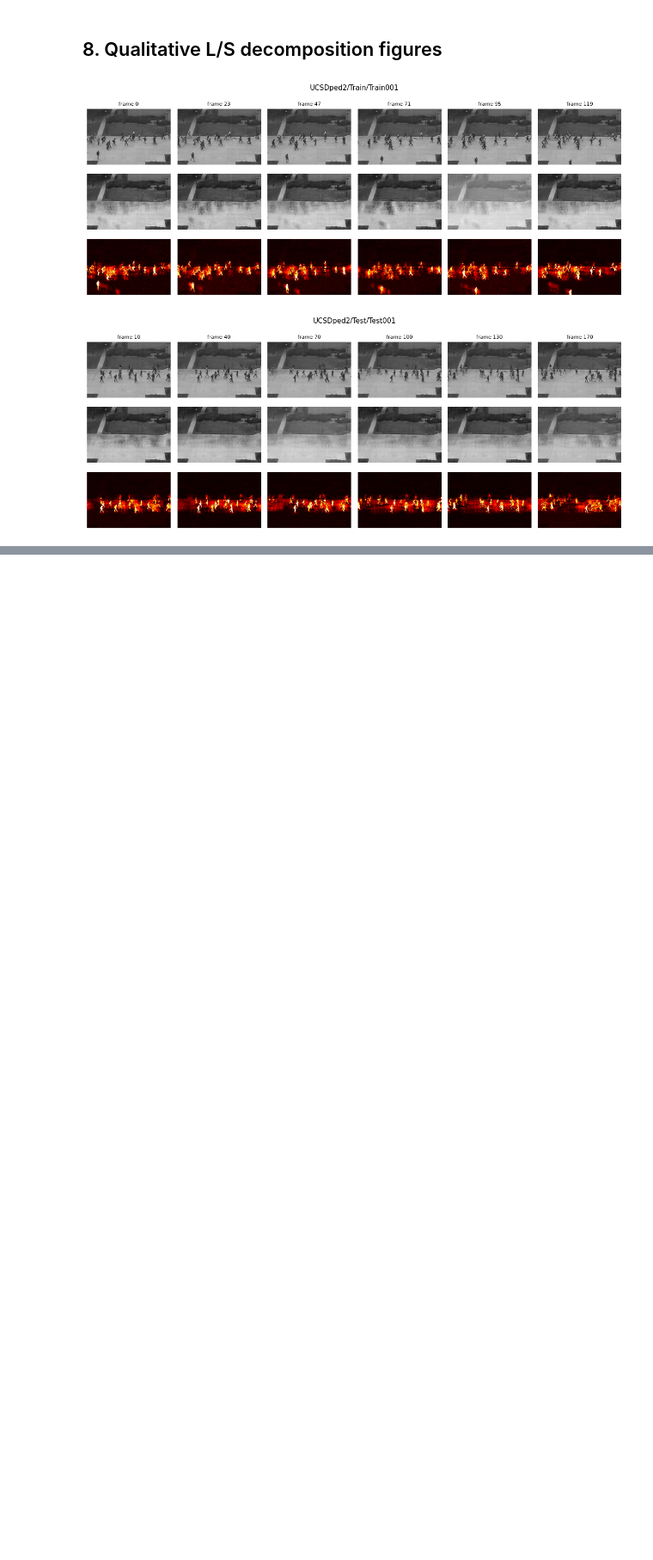
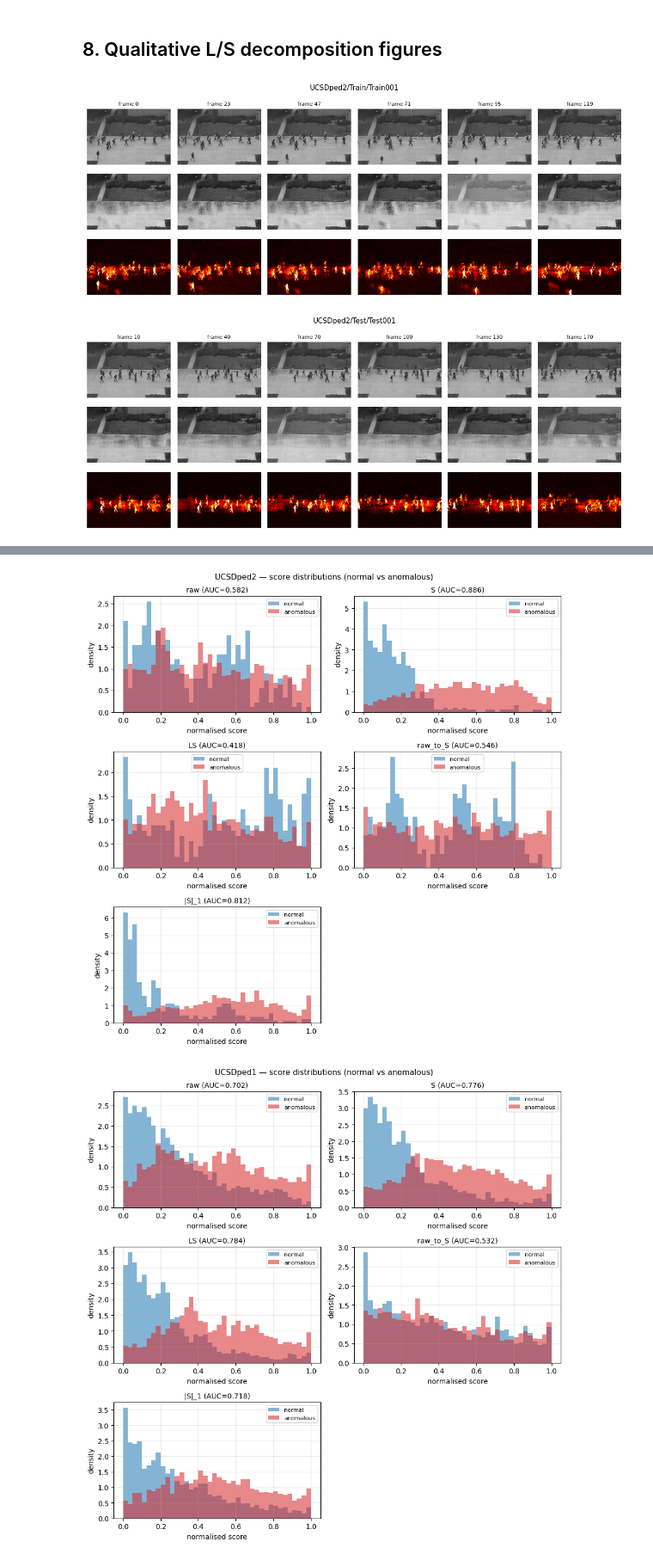
Before and after one commit to MartinNordli/Anomaly-Detection-Pedestrian, a Jupyter notebook: notebooks/main.ipynb, the cells around one changed output, grey strips where cells are left out. Shown at 86% size. Drawn from its saved outputs; the diff is of its cells as text; code cells hidden in the pictures; blank space fills up the shorter version.

```diff
--- a/notebooks/main.ipynb
+++ b/notebooks/main.ipynb
@@ -310,0 +448,16 @@ plt.show()
+# %%
+# --- 9.4 Histogram of recon errors: normal vs anomalous, per variant -----
+plot_score_histograms(
+    ped2_runs + [sN_p2],
+    title='UCSDped2 — score distributions (normal vs anomalous)',
+    save_path=VIZ_OUT / 'score_histograms_ped2',
+)
+plot_score_histograms(
+    ped1_runs + [sN_p1],
+    title='UCSDped1 — score distributions (normal vs anomalous)',
+    save_path=VIZ_OUT / 'score_histograms_ped1',
+)
+plt.show()
+# %% [output]
+[figure, added]
+[figure, added]
```
Also changed, not shown: parts of 13 cells of this notebook, 3 other files.
